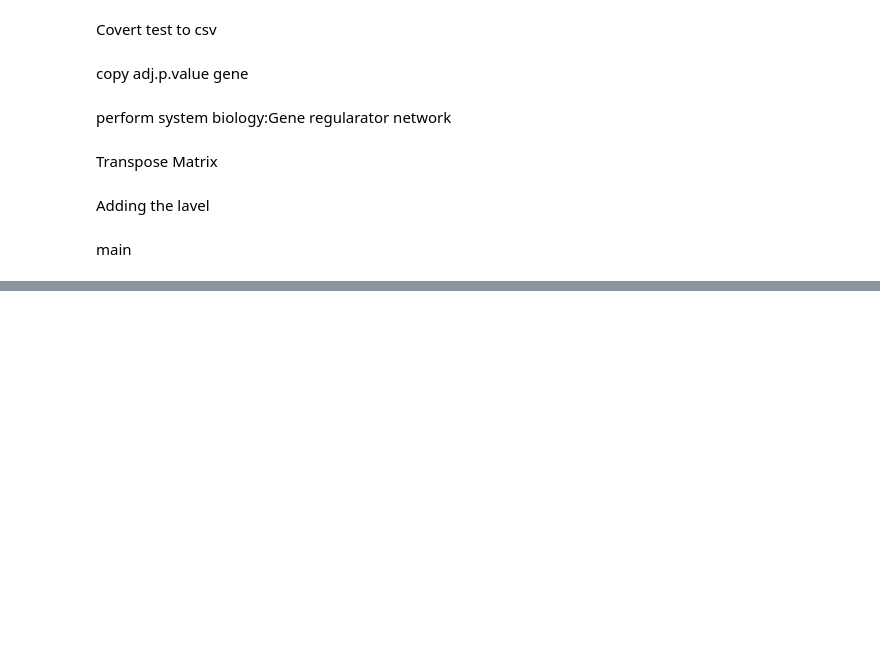
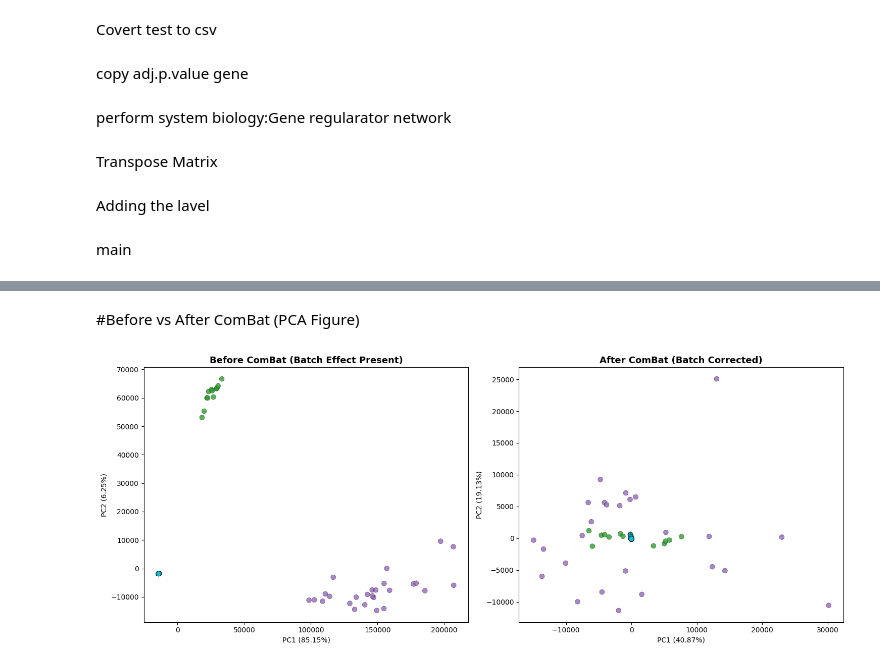
Before and after one commit to MostaryKhatun/Dengue_infection, a Jupyter notebook: GSE28405_DataPreprocess.ipynb, the cells around one changed output, grey strips where cells are left out. Saved outputs shown, nothing was run; the diff lists cells and outputs as text; code cells hidden in the pictures; blank space fills up the shorter version.

```diff
--- a/GSE28405_DataPreprocess.ipynb
+++ b/GSE28405_DataPreprocess.ipynb
@@ -340,0 +661,59 @@ drive.mount('/content/drive')
+# %% [markdown]
+#Before vs After ComBat (PCA Figure)
+# %%
+# ==========================================
+# PCA Before vs After ComBat
+# ==========================================
+from sklearn.decomposition import PCA
+import matplotlib.pyplot as plt
+import pandas as pd
+
+# ==========================================
+# PCA Function
+# ==========================================
+def plot_pca(data, batch_labels, title, ax):
+
+    pca = PCA(n_components=2)
+
+    pcs = pca.fit_transform(data)
+
+    scatter = ax.scatter(
+        pcs[:, 0],
+        pcs[:, 1],
+        c=pd.factorize(batch_labels)[0],
+        cmap="tab10",
+        s=50,
+        alpha=0.8,
+        edgecolors="k",
+        linewidth=0.3
+    )
+
+    ax.set_title(title, fontsize=13, fontweight="bold")
+    ax.set_xlabel(f"PC1 ({pca.explained_variance_ratio_[0]*100:.2f}%)")
+    ax.set_ylabel(f"PC2 ({pca.explained_variance_ratio_[1]*100:.2f}%)")
+
+# ==========================================
+# Figure
+# ==========================================
+fig, axes = plt.subplots(1, 2, figsize=(15,6))
+
+# Before ComBat
+plot_pca(
+    X,
+    batch,
+    "Before ComBat (Batch Effect Present)",
+    axes[0]
+)
+
+# After ComBat
+plot_pca(
+    X_corrected,
+    batch,
+    "After ComBat (Batch Corrected)",
+    axes[1]
+)
+
+plt.tight_layout()
+plt.show()
+# %% [output]
+[figure, added]
```
Also changed, not shown: parts of 28 cells of this notebook.
